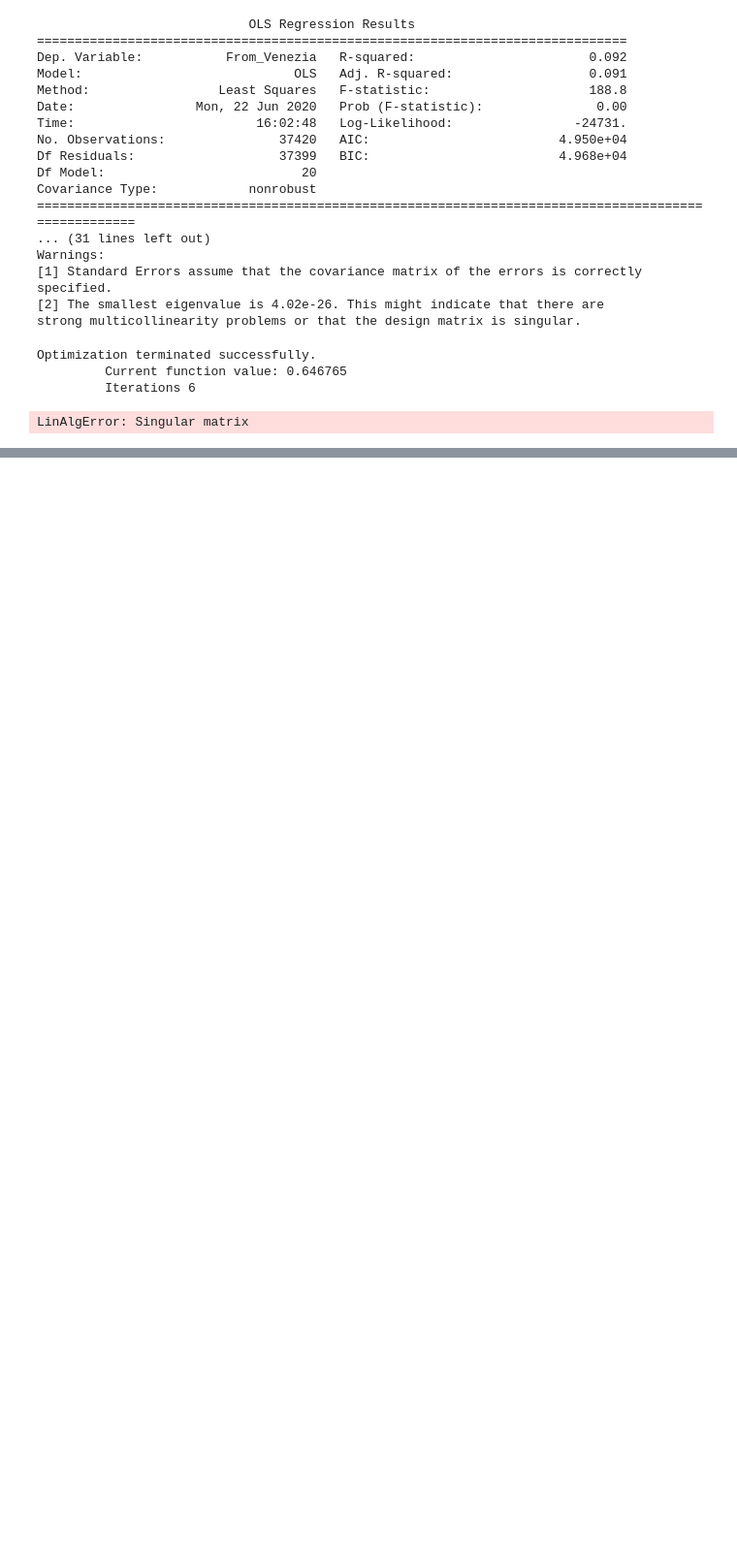
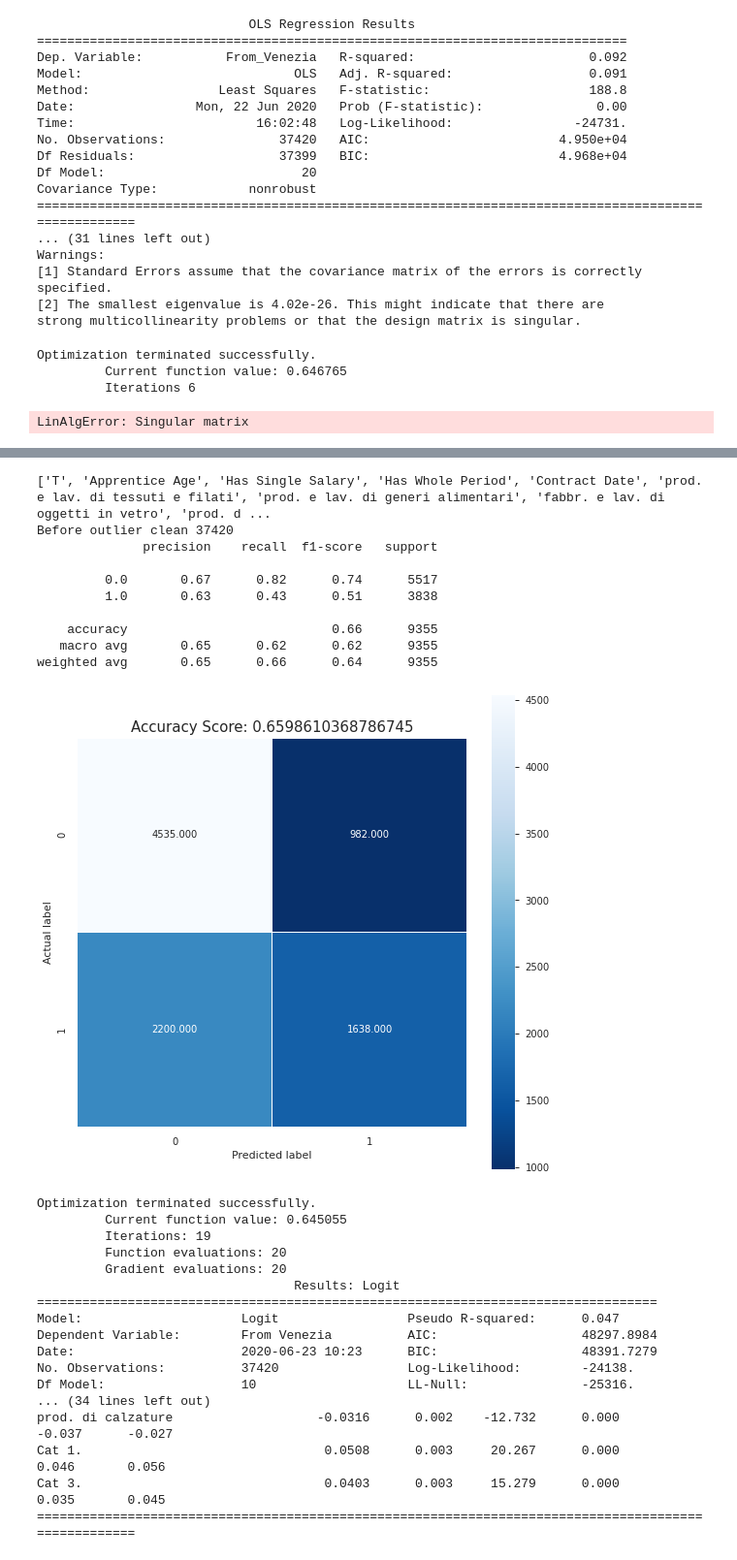
Before and after one commit to AlricRahl/Garzoni-Dataset-Exploration, a Jupyter notebook: src/Progress Notebook.ipynb, the cells around one changed output, grey strips where cells are left out. Shown at 97% size. Drawn from its saved outputs; the diff is of its cells as text; code cells hidden in the pictures; blank space fills up the shorter version.

```diff
--- a/src/Progress Notebook.ipynb
+++ b/src/Progress Notebook.ipynb
@@ -1493,0 +1596,32 @@ LinAlgError: Singular matrix
+# %%
+reg.selectFeatures()
+reg.getReport()
+# %% [output]
+['T', 'Apprentice Age', 'Has Single Salary', 'Has Whole Period', 'Contract Date', 'prod. e lav. di tessuti e filati', 'prod. e lav. di generi alimentari', 'fabbr. e lav. di oggetti in vetro', 'prod. d ...
+Before outlier clean 37420
+              precision    recall  f1-score   support
+
+         0.0       0.67      0.82      0.74      5517
+         1.0       0.63      0.43      0.51      3838
+
+    accuracy                           0.66      9355
+   macro avg       0.65      0.62      0.62      9355
+weighted avg       0.65      0.66      0.64      9355
+[figure, added]
+Optimization terminated successfully.
+         Current function value: 0.645055
+         Iterations: 19
+         Function evaluations: 20
+         Gradient evaluations: 20
+                                  Results: Logit
+==================================================================================
+Model:                     Logit                 Pseudo R-squared:      0.047
+Dependent Variable:        From Venezia          AIC:                   48297.8984
+Date:                      2020-06-23 10:23      BIC:                   48391.7279
+No. Observations:          37420                 Log-Likelihood:        -24138.
+Df Model:                  10                    LL-Null:               -25316.
+... (34 lines left out)
+prod. di calzature                   -0.0316      0.002    -12.732      0.000      -0.037      -0.027
+Cat 1.                                0.0508      0.003     20.267      0.000       0.046       0.056
+Cat 3.                                0.0403      0.003     15.279      0.000       0.035       0.045
+=====================================================================================================
```
Also changed, not shown: parts of 7 cells of this notebook.
